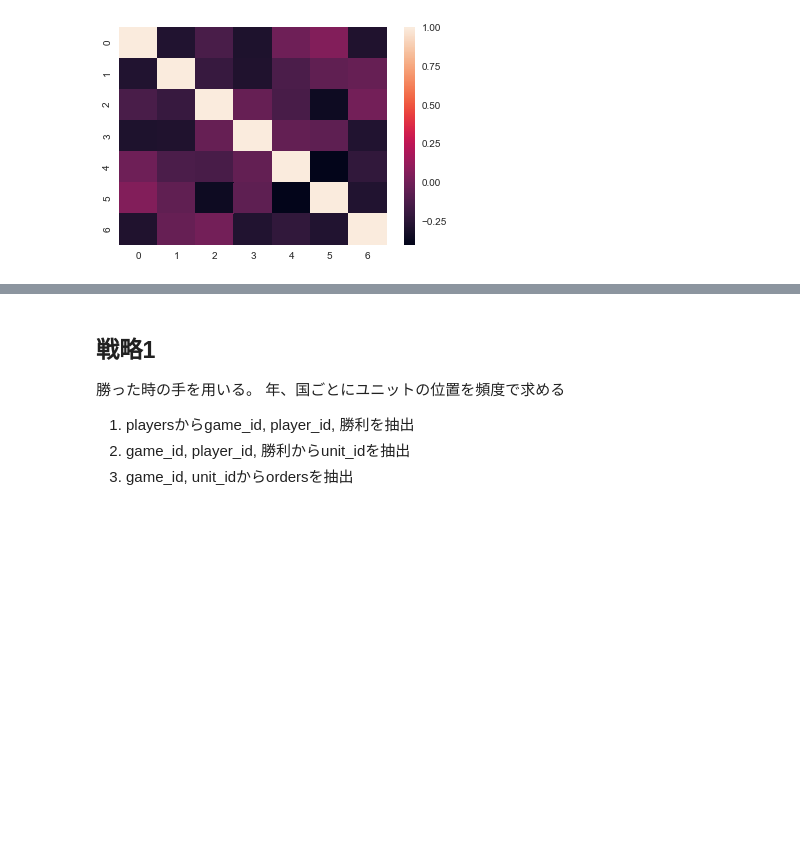
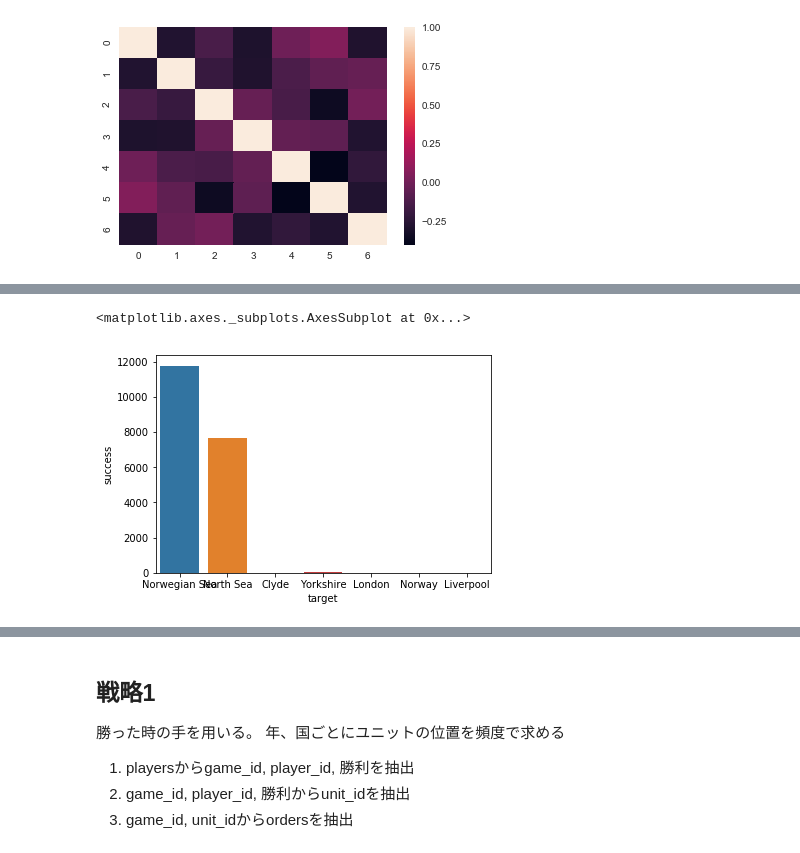
Before and after one commit to sorashido/DiplomacyPredict, a Jupyter notebook: src/v2.ipynb, the cells around one changed output, grey strips where cells are left out. Cells and saved outputs as stored; diff of their text form; code cells hidden in the pictures; blank space fills up the shorter version.

```diff
--- a/src/v2.ipynb
+++ b/src/v2.ipynb
@@ -114,0 +118,6 @@ sns.heatmap(correlation_matrix)
+# %%
+#国ごとの初手の確率
+sns.barplot(x="target", y="success", data = orders[orders["turn_num"]==1][orders["success"]==1][orders["location"]=="Edinburgh"], estimator=sum)
+# %% [output]
+<matplotlib.axes._subplots.AxesSubplot at 0x...>
+[figure, added]
```
Also changed, not shown: parts of 3 cells of this notebook, 1 other file.
